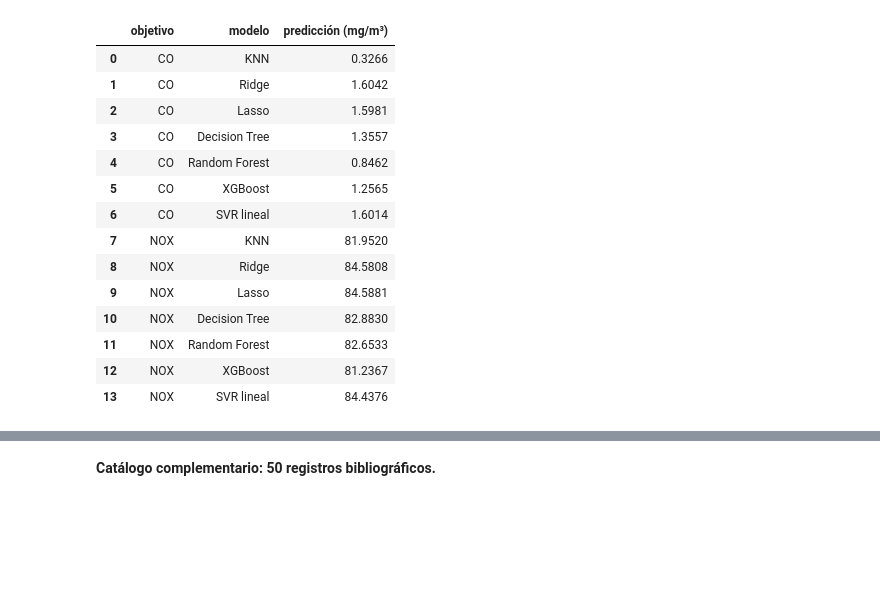
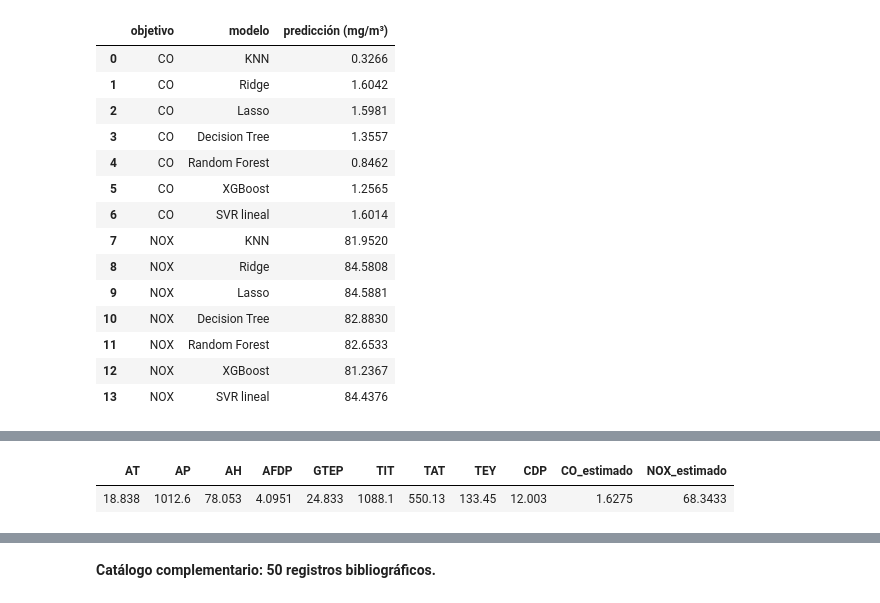
Before and after one commit to Fabian-11037/gas-turbine-emission-prediction, a Jupyter notebook: book/gas_turbine_eda_hilo_conductor_redaccion.ipynb, the cells around one changed output, grey strips where cells are left out. Saved outputs shown, nothing was run; the diff lists cells and outputs as text; code cells hidden in the pictures; blank space fills up the shorter version.

```diff
--- a/book/gas_turbine_eda_hilo_conductor_redaccion.ipynb
+++ b/book/gas_turbine_eda_hilo_conductor_redaccion.ipynb
@@ -1298,0 +1422,21 @@ Referencias metodológicas de implementación:
+# %%
+registro_kernel = json.loads((EVIDENCIA_KERNEL/'registro.json').read_text(encoding='utf-8'))
+sensores_kernel = registro_kernel['predictores']
+manifest_kernel = json.loads((REPO_KERNEL/'data'/'manifest.json').read_text(encoding='utf-8'))
+ejemplo_kernel = pd.DataFrame([{s['id']:s['ejemplo'] for s in manifest_kernel['sensores']}])
+prediccion_kernel = ejemplo_kernel.copy()
+for objetivo, registro in registro_kernel['respuestas'].items():
+    artefacto = joblib.load(REPO_KERNEL/'data'/registro['ruta'])
+    prediccion_kernel[objetivo+'_estimado'] = artefacto['estimador'].predict(ejemplo_kernel[sensores_kernel])
+display(prediccion_kernel.round(4))
+
+# El reentrenamiento es explicito y no sustituye los artefactos publicados.
+REENTRENAR_KERNEL = False
+if REENTRENAR_KERNEL:
+    sys.path.insert(0, str(REPO_KERNEL/'book'/'training'))
+    from kernel_operativo_training import entrenar_kernel
+    datos_kernel = pd.read_csv(REPO_KERNEL/'data'/'observaciones.csv.gz')
+    entrenar_kernel(datos_kernel, REPO_KERNEL/'book'/'informe_resultados'/'kernel_nueva_ejecucion')
+# %% [output]
+| AT | AP | AH | AFDP | GTEP | TIT | TAT | TEY | CDP | CO_estimado | NOX_estimado |
+| 18.838 | 1012.6 | 78.053 | 4.0951 | 24.833 | 1088.1 | 550.13 | 133.45 | 12.003 | 1.6275 | 68.3433 |
```
Also changed, not shown: parts of 44 cells of this notebook, 58 other files.
